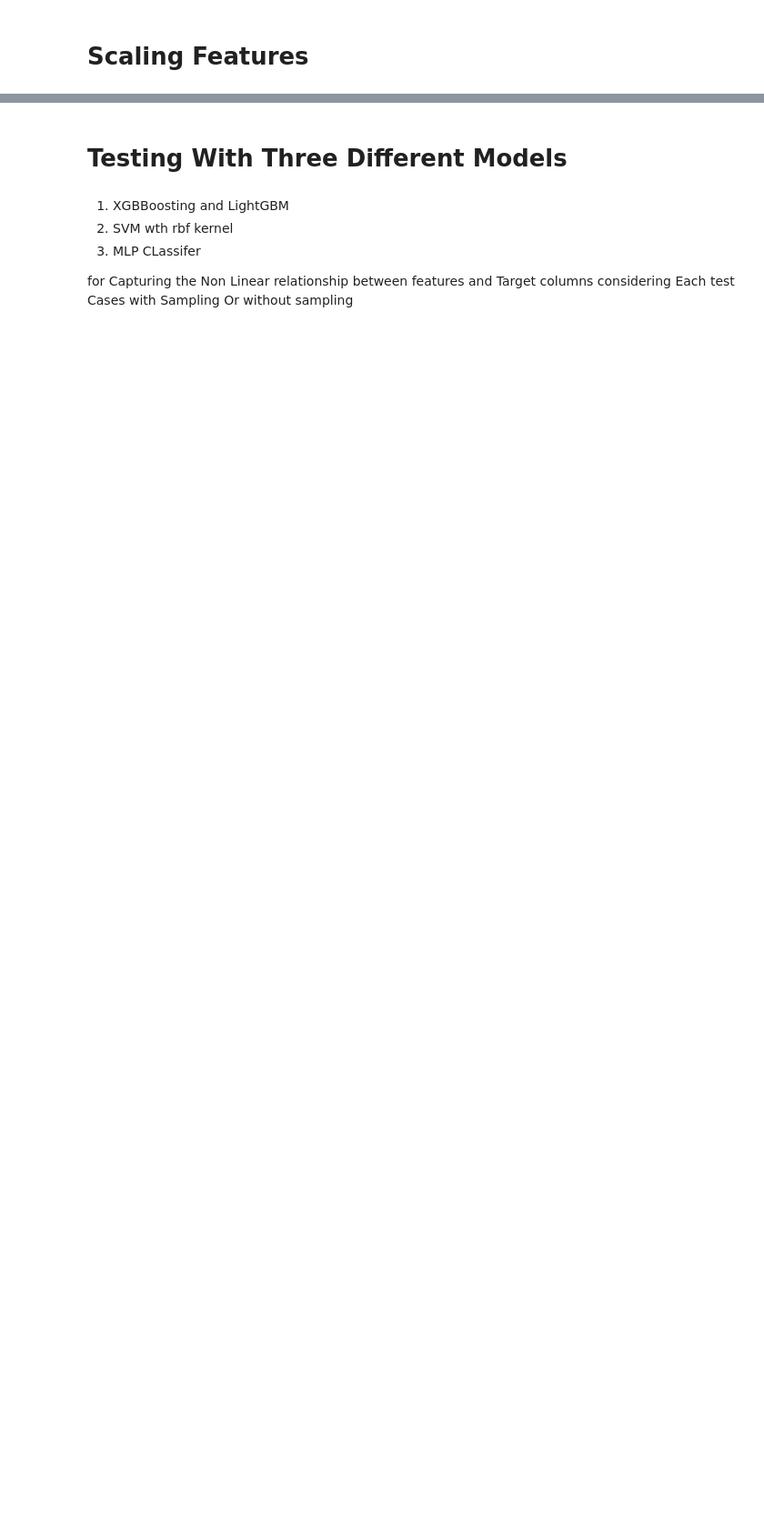
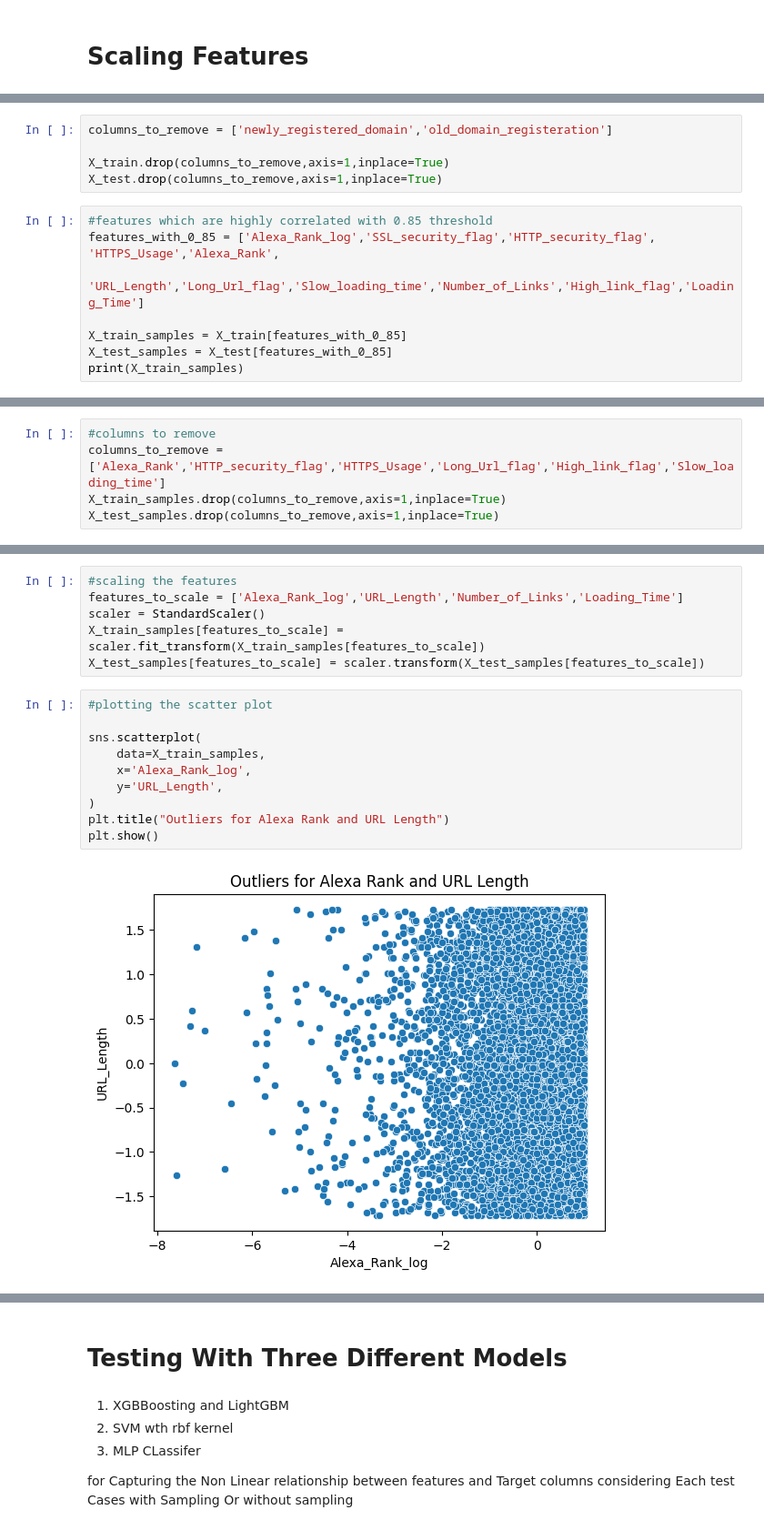
Before and after one commit to Shivansh-datascience/Phising_detection_system, a Jupyter notebook: Phising_detection.ipynb, the cells around one changed output, grey strips where cells are left out. Shown at 91% size. Drawn from its saved outputs; the diff is of its cells as text; blank space fills up the shorter version.

```diff
--- a/Phising_detection.ipynb
+++ b/Phising_detection.ipynb
@@ -1440,0 +1482,13 @@ X_test['URL_category'] = X_test['URL_category'].astype('int64')
+# %%
+columns_to_remove = ['newly_registered_domain','old_domain_registeration']
+
+X_train.drop(columns_to_remove,axis=1,inplace=True)
+X_test.drop(columns_to_remove,axis=1,inplace=True)
+# %%
+#features which are highly correlated with 0.85 threshold
+features_with_0_85 = ['Alexa_Rank_log','SSL_security_flag','HTTP_security_flag', 'HTTPS_Usage','Alexa_Rank',
+                      'URL_Length','Long_Url_flag','Slow_loading_time','Number_of_Links','High_link_flag','Loading_Time']
+
+X_train_samples = X_train[features_with_0_85]
+X_test_samples = X_test[features_with_0_85]
+print(X_train_samples)
@@ -1440,0 +1519,5 @@ X_test['URL_category'] = X_test['URL_category'].astype('int64')
+# %%
+#columns to remove
+columns_to_remove = ['Alexa_Rank','HTTP_security_flag','HTTPS_Usage','Long_Url_flag','High_link_flag','Slow_loading_time']
+X_train_samples.drop(columns_to_remove,axis=1,inplace=True)
+X_test_samples.drop(columns_to_remove,axis=1,inplace=True)
@@ -1440,0 +1540,18 @@ X_test['URL_category'] = X_test['URL_category'].astype('int64')
+# %%
+#scaling the features
+features_to_scale = ['Alexa_Rank_log','URL_Length','Number_of_Links','Loading_Time']
+scaler = StandardScaler()
+X_train_samples[features_to_scale] = scaler.fit_transform(X_train_samples[features_to_scale])
+X_test_samples[features_to_scale] = scaler.transform(X_test_samples[features_to_scale])
+# %%
+#plotting the scatter plot
+
+sns.scatterplot(
+    data=X_train_samples,
+    x='Alexa_Rank_log',
+    y='URL_Length',
+)
+plt.title("Outliers for Alexa Rank and URL Length")
+plt.show()
+# %% [output]
+[figure, added]
```
Also changed, not shown: parts of 39 cells of this notebook.
